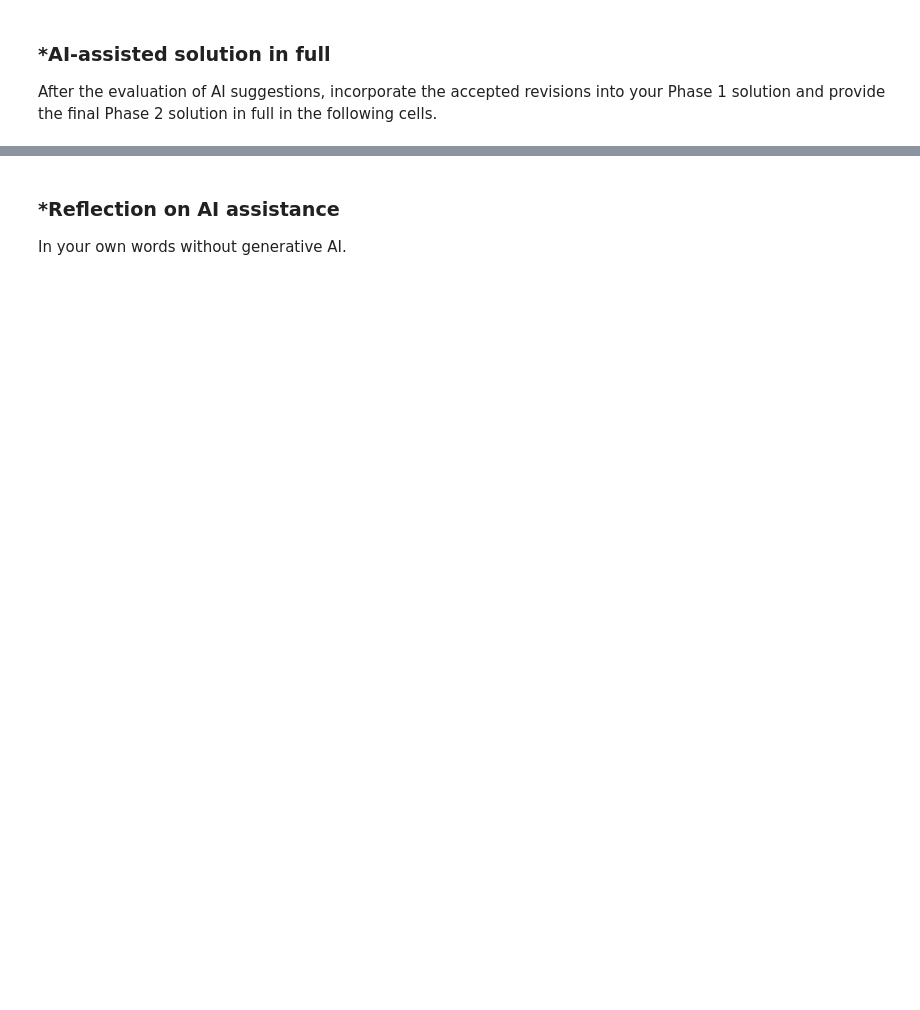
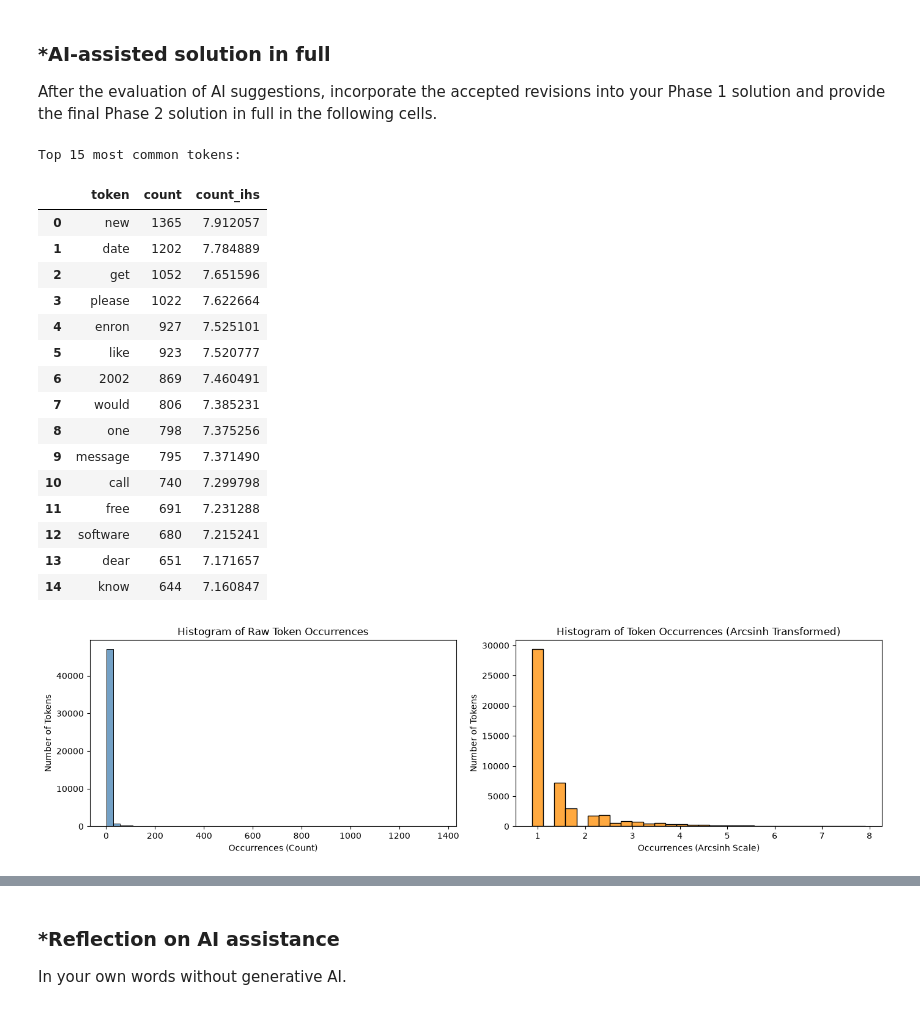
Before and after one commit to Brustachio/A05-pca, a Jupyter notebook: notebook.ipynb, the cells around one changed output, grey strips where cells are left out. Drawn from its saved outputs; the diff is of its cells as text; code cells hidden in the pictures; blank space fills up the shorter version.

Commit message:
Phase 2 Done

```diff
--- a/notebook.ipynb
+++ b/notebook.ipynb
@@ -251,3 +255,60 @@ Keep Phase 1 frozen.
 After the evaluation of AI suggestions, incorporate the accepted revisions into your Phase 1 solution and provide the final Phase 2 solution in full in the following cells.
 # %%
 # Your Phase 2 solution to the problem goes here.
+# %%
+# Phase 2 - Q1: Load tokens, inspect most common words, and plot raw vs. arcsinh histograms
+import pickle
+import numpy as np
+import pandas as pd
+import matplotlib.pyplot as plt
+import seaborn as sns
+from collections import Counter
+
+with open('data/all_tokens.pickle', 'rb') as file:
+    all_tokens = pickle.load(file)
+
+token_count = Counter(all_tokens)
+token_freq = token_count.most_common()
+
+# Convert to a DataFrame to inspect and plot
+gdf_tokens = pd.DataFrame(token_freq, columns=['token', 'count'])
+# PHASE 2 IMPROVEMENT 1: Transform long-tailed token counts using inverse hyperbolic sine (arcsinh)
+gdf_tokens['count_ihs'] = np.arcsinh(gdf_tokens['count'])
+
+print("Top 15 most common tokens:")
+display(gdf_tokens.head(15))
+
+# Plot side-by-side histograms of raw occurrences vs. arcsinh-transformed occurrences
+fig, axes = plt.subplots(1, 2, figsize=(14, 4))
+
+sns.histplot(data=gdf_tokens, x='count', bins=50, ax=axes[0], color='steelblue')
+axes[0].set_title("Histogram of Raw Token Occurrences")
+axes[0].set_xlabel("Occurrences (Count)")
+axes[0].set_ylabel("Number of Tokens")
+
+sns.histplot(data=gdf_tokens, x='count_ihs', bins=30, ax=axes[1], color='darkorange')
+axes[1].set_title("Histogram of Token Occurrences (Arcsinh Transformed)")
+axes[1].set_xlabel("Occurrences (Arcsinh Scale)")
+axes[1].set_ylabel("Number of Tokens")
+
+plt.tight_layout()
+plt.show()
+# %% [output]
+Top 15 most common tokens:
+|  | token | count | count_ihs |
+| 0 | new | 1365 | 7.912057 |
+| 1 | date | 1202 | 7.784889 |
+| 2 | get | 1052 | 7.651596 |
+| 3 | please | 1022 | 7.622664 |
+| 4 | enron | 927 | 7.525101 |
+| 5 | like | 923 | 7.520777 |
+| 6 | 2002 | 869 | 7.460491 |
+| 7 | would | 806 | 7.385231 |
+| 8 | one | 798 | 7.375256 |
+| 9 | message | 795 | 7.371490 |
+| 10 | call | 740 | 7.299798 |
+| 11 | free | 691 | 7.231288 |
+| 12 | software | 680 | 7.215241 |
+| 13 | dear | 651 | 7.171657 |
+| 14 | know | 644 | 7.160847 |
+[figure, added]
```
Also changed, not shown: parts of 16 cells of this notebook, 1 other file.
